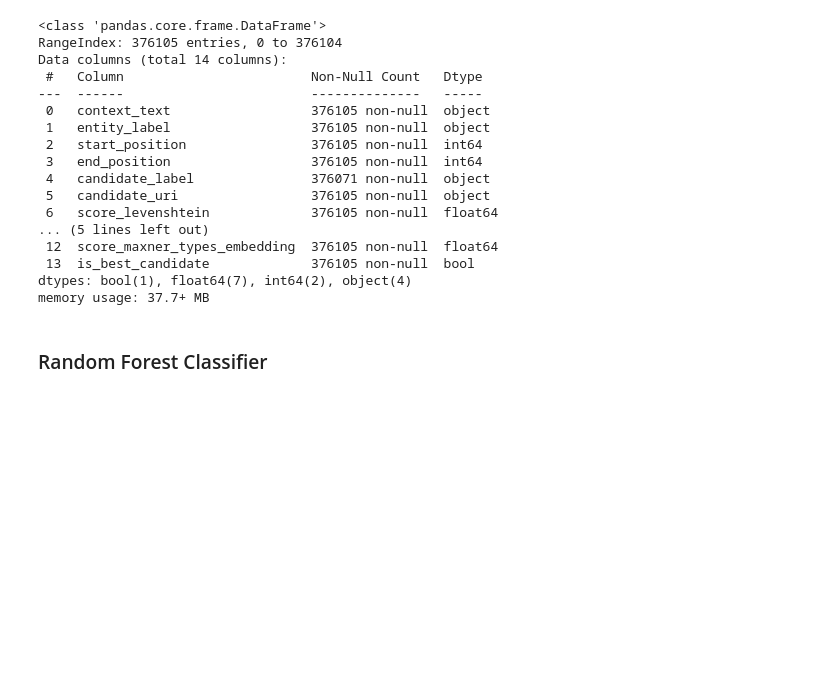
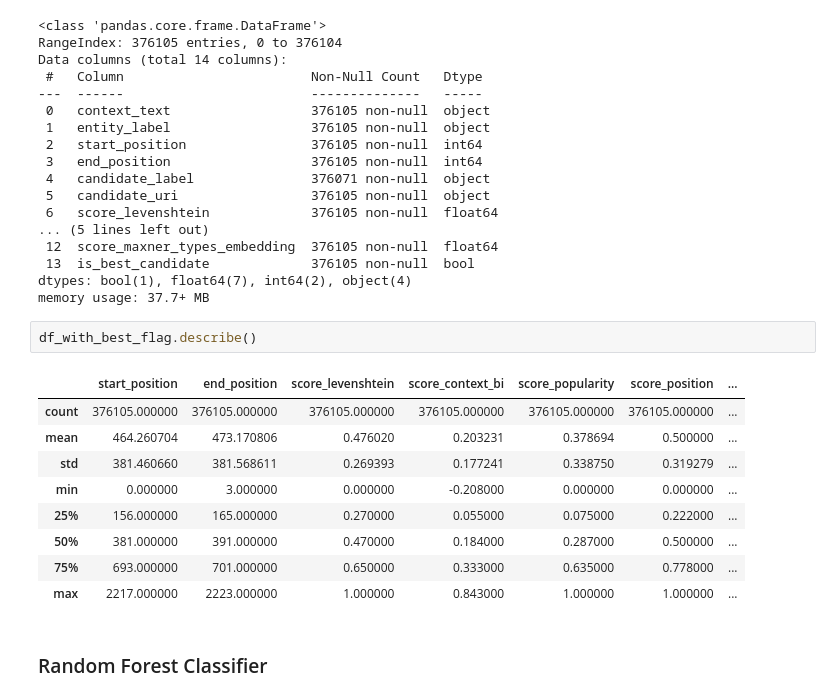
Before and after one commit to Danzigerrr/ProbNEL, a Jupyter notebook: Colab Notebooks/Candidate_Selector_new_AI_Model.ipynb, the cells around one changed output. Cells and saved outputs as stored; diff of their text form; blank space fills up the shorter version.

```diff
--- a/Colab Notebooks/Candidate_Selector_new_AI_Model.ipynb
+++ b/Colab Notebooks/Candidate_Selector_new_AI_Model.ipynb
@@ -1453,6 +1610,18 @@ Data columns (total 14 columns):
  13  is_best_candidate             376105 non-null  bool
 dtypes: bool(1), float64(7), int64(2), object(4)
 memory usage: 37.7+ MB
+# %%
+df_with_best_flag.describe()
+# %% [output]
+|  | start_position | end_position | score_levenshtein | score_context_bi | score_popularity | score_position | ... |
+| count | 376105.000000 | 376105.000000 | 376105.000000 | 376105.000000 | 376105.000000 | 376105.000000 | ... |
+| mean | 464.260704 | 473.170806 | 0.476020 | 0.203231 | 0.378694 | 0.500000 | ... |
+| std | 381.460660 | 381.568611 | 0.269393 | 0.177241 | 0.338750 | 0.319279 | ... |
+| min | 0.000000 | 3.000000 | 0.000000 | -0.208000 | 0.000000 | 0.000000 | ... |
+| 25% | 156.000000 | 165.000000 | 0.270000 | 0.055000 | 0.075000 | 0.222000 | ... |
+| 50% | 381.000000 | 391.000000 | 0.470000 | 0.184000 | 0.287000 | 0.500000 | ... |
+| 75% | 693.000000 | 701.000000 | 0.650000 | 0.333000 | 0.635000 | 0.778000 | ... |
+| max | 2217.000000 | 2223.000000 | 1.000000 | 0.843000 | 1.000000 | 1.000000 | ... |
 # %% [markdown]
 ### Random Forest Classifier
 # %% [markdown]
```
Also changed, not shown: parts of 19 cells of this notebook, 2 other files.
